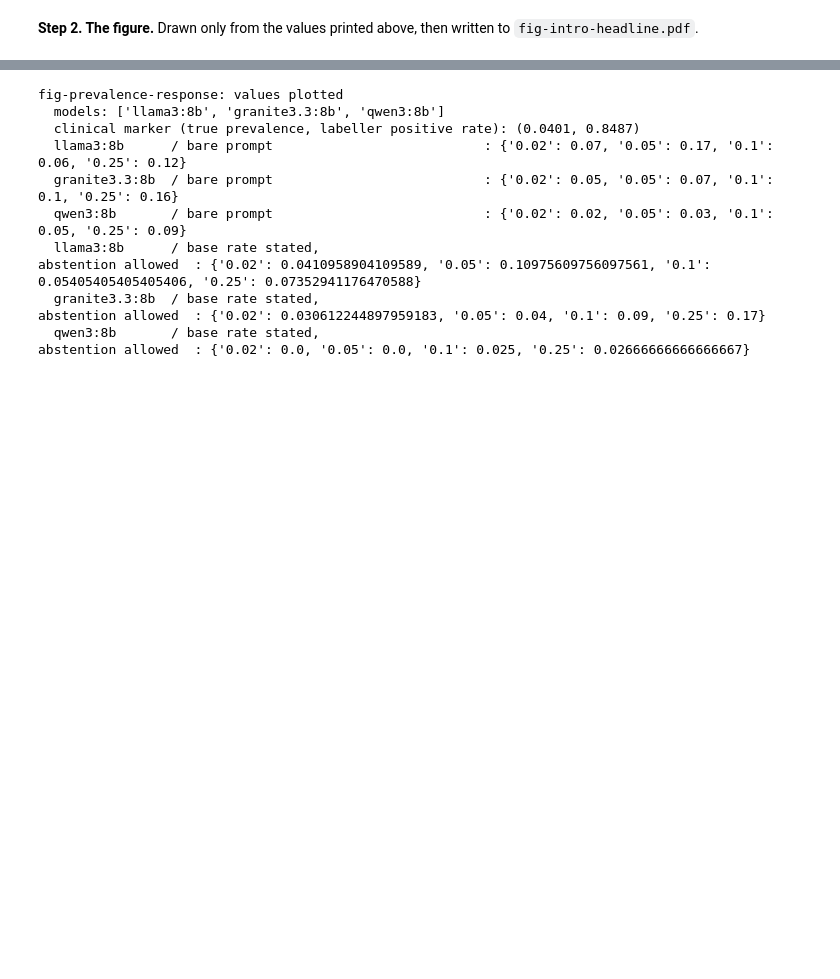
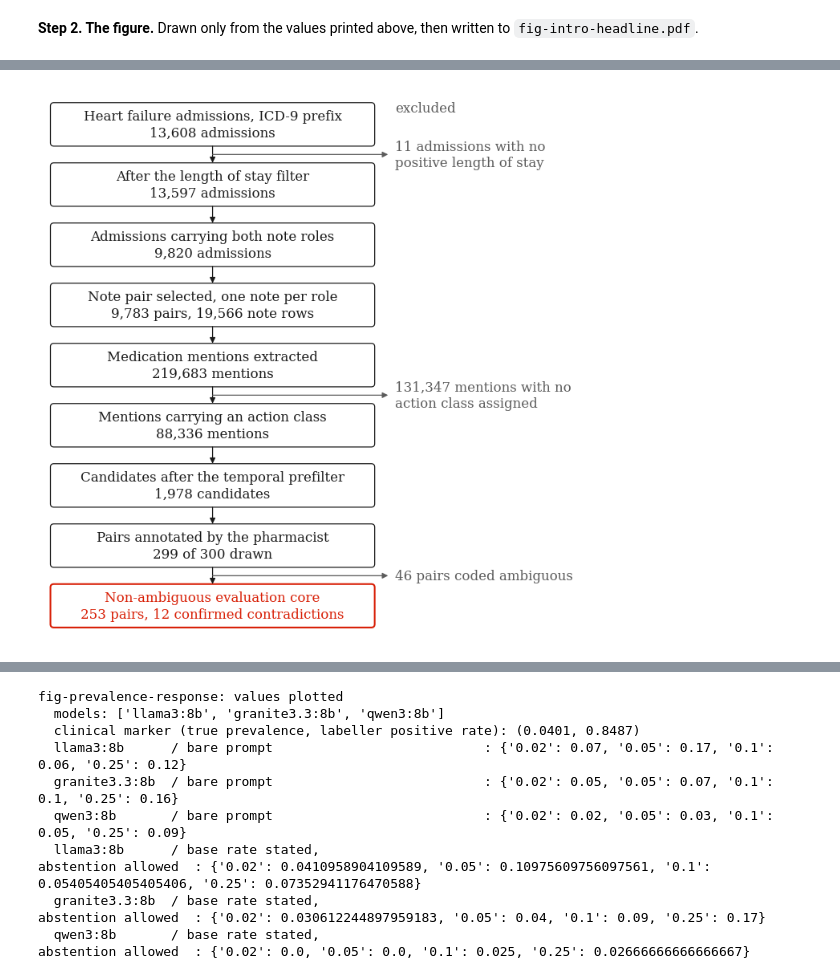
Before and after one commit to Rickygole/provenance-encoder, a Jupyter notebook: accord/thesis/figures/Thesis_Figures_PerFigure.ipynb, the cells around one changed output, grey strips where cells are left out. Saved outputs shown, nothing was run; the diff lists cells and outputs as text; code cells hidden in the pictures; blank space fills up the shorter version.

```diff
--- a/accord/thesis/figures/Thesis_Figures_PerFigure.ipynb
+++ b/accord/thesis/figures/Thesis_Figures_PerFigure.ipynb
@@ -812,0 +790,80 @@ saved: /Users/rickygole/provenance-encoder/accord/thesis/figures/fig-rule-precis
+# %%
+# Same point grid as the other schematics in this set: the axes span exactly the
+# figure and one data unit is one typographic point, so the nine boxes are
+# identical by construction and every row sits on one baseline.
+W, H = FIGW, 4.62
+fig, ax = plt.subplots(figsize=(W, H))
+canvas(fig)
+fig.subplots_adjust(left=0, right=1, top=1, bottom=0)
+ax.set_xlim(0, W * 72)
+ax.set_ylim(0, H * 72)
+ax.axis("off")
+
+# (stage name, count line, exclusion below this stage or None)
+stages = [
+    ("Heart failure admissions, ICD-9 prefix",
+     f"{hf['pre_los']:,} admissions",
+     f"{hf['removed']:,} admissions with no\npositive length of stay"),
+    ("After the length of stay filter",
+     f"{hf['post_los']:,} admissions", None),
+    ("Admissions carrying both note roles",
+     f"{n_both_roles:,} admissions", None),
+    ("Note pair selected, one note per role",
+     f"{n_pairs:,} pairs, {n_note_rows:,} note rows", None),
+    ("Medication mentions extracted",
+     f"{n_mentions:,} mentions",
+     f"{n_unclassified:,} mentions with no\naction class assigned"),
+    ("Mentions carrying an action class",
+     f"{n_classified:,} mentions", None),
+    ("Candidates after the temporal prefilter",
+     f"{n_candidates:,} candidates", None),
+    ("Pairs annotated by the pharmacist",
+     f"{d299['n']} of {n_drawn} drawn",
+     f"{n_ambiguous} pairs coded ambiguous"),
+    ("Non-ambiguous evaluation core",
+     f"{d253['n']} pairs, {d253['n_pos']} confirmed contradictions", None),
+]
+
+box_x, box_w, box_h, pitch = 6.0, 194.0, 26.0, 36.0
+x_excl = 212.0
+y_top = H * 72 - 9.0
+tops = [y_top - i * pitch for i in range(len(stages))]
+x_stem = box_x + box_w / 2
+
+for i, (t, (name, count, excl)) in enumerate(zip(tops, stages)):
+    # The last box is the one mark that carries what this figure asserts: the
+    # evaluated set the whole path ends at, and the twelve confirmed
+    # contradictions inside it. Scarlet stroke and scarlet text, the same
+    # treatment the exemplar schematic gives its one wrong slot, rather than a
+    # filled block.
+    last = i == len(stages) - 1
+    edge = SCARLET if last else INK
+    ax.add_patch(FancyBboxPatch(
+        (box_x, t - box_h), box_w, box_h,
+        boxstyle="round,pad=0,rounding_size=2.0", mutation_aspect=1.0,
+        linewidth=1.0 if last else 0.6, edgecolor=edge, facecolor="white"))
+    ax.text(box_x + box_w / 2, t - box_h / 2, f"{name}\n{count}",
+            ha="center", va="center", fontsize=8.0, color=edge,
+            linespacing=1.35)
+    if not last:
+        ax.annotate("", xy=(x_stem, t - pitch),
+                    xytext=(x_stem, t - box_h),
+                    arrowprops=dict(arrowstyle="-|>", color=INK, lw=0.6,
+                                    mutation_scale=7, shrinkA=0, shrinkB=0))
+    if excl is not None:
+        # A CONSORT exclusion leaves the trunk in the gap between two stages and
+        # runs right, so it reads as taken out between them rather than as a
+        # second thing the stage produced.
+        y_gap = t - box_h - (pitch - box_h) / 2
+        ax.annotate("", xy=(x_excl - 4.0, y_gap), xytext=(x_stem, y_gap),
+                    arrowprops=dict(arrowstyle="-|>", color=MUTE, lw=0.6,
+                                    mutation_scale=7, shrinkA=0, shrinkB=0))
+        ax.text(x_excl, y_gap, excl, ha="left", va="center", fontsize=8.0,
+                color=MUTE, linespacing=1.25)
+
+ax.text(x_excl, y_top + 1.0, "excluded", ha="left", va="top", fontsize=8.0,
+        color=MUTE)
+
+save_fig(fig, "fig-cohort-flow.pdf")
+plt.show()
+# %% [output]
@@ -812,0 +871 @@ saved: /Users/rickygole/provenance-encoder/accord/thesis/figures/fig-rule-precis
+[figure, added]
```
Also changed, not shown: parts of 53 cells of this notebook, 29 other files.
